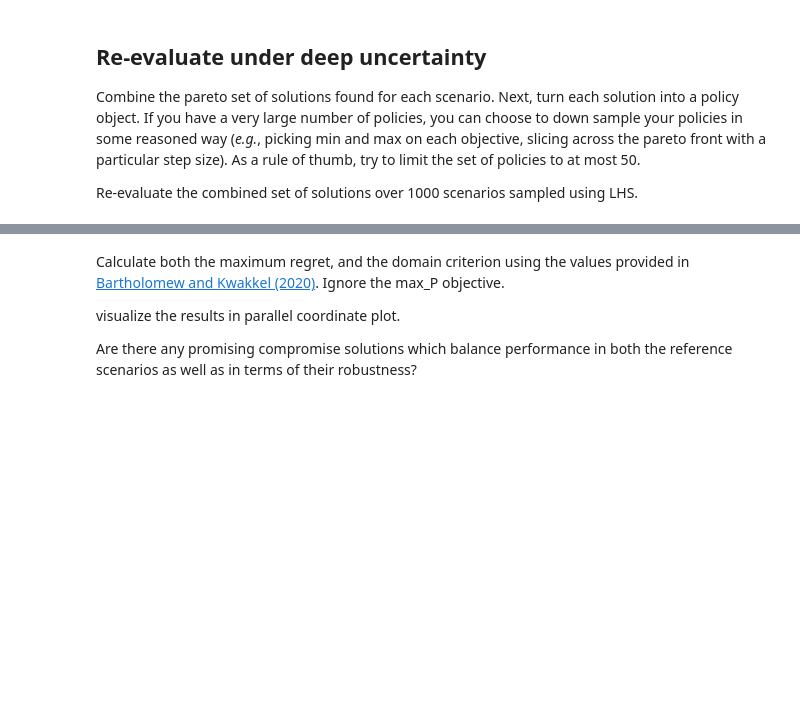
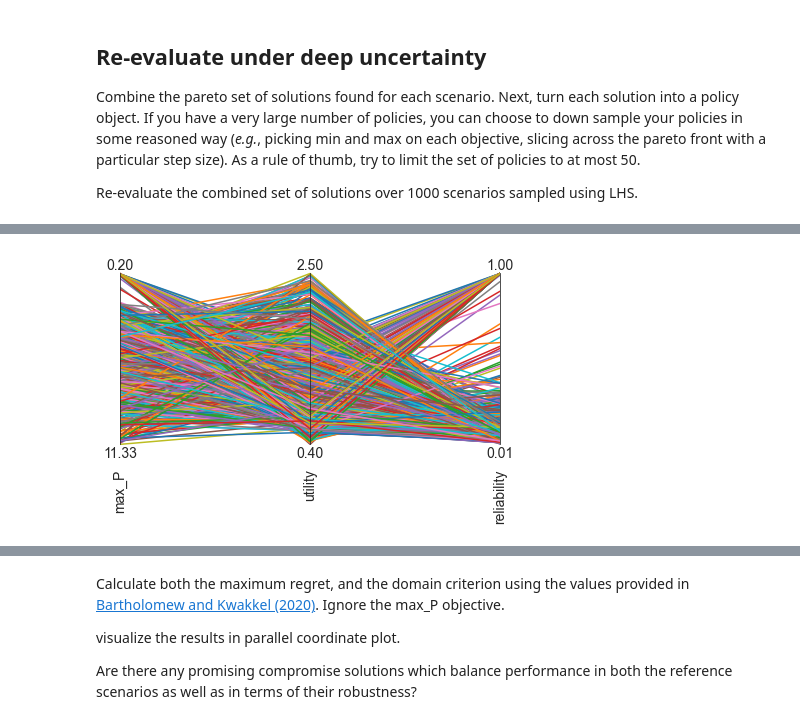
Before and after one commit to SoniAnmol/epa_1361_group_20_final_project, a Jupyter notebook: Week 5-6 - robustness and direct search/assignment 9 - multi-scenario MORDM_anmol.ipynb, the cells around one changed output, grey strips where cells are left out. Drawn from its saved outputs; the diff is of its cells as text; code cells hidden in the pictures; blank space fills up the shorter version.

```diff
--- a/Week 5-6 - robustness and direct search/assignment 9 - multi-scenario MORDM_anmol.ipynb
+++ b/Week 5-6 - robustness and direct search/assignment 9 - multi-scenario MORDM_anmol.ipynb
@@ -293,3 +287,7 @@ for i,policy in new_df.iterrows():
 # %%
+# Importing LHS
+from ema_workbench.em_framework.evaluators import LHS
+ema_logging.log_to_stderr(ema_logging.INFO)
+# sampling with LHS
 with MultiprocessingEvaluator(lake_model) as evaluator:
-    results = evaluator.perform_experiments(scenarios=1000,policies=policies)
+    results = evaluator.perform_experiments(scenarios=1000,policies=policies, uncertainty_sampling=LHS)
@@ -295,0 +309,17 @@ with MultiprocessingEvaluator(lake_model) as evaluator:
+# %%
+exp, outcomes = results
+# %%
+import pandas as pd
+outcomes = pd.DataFrame.from_dict(outcomes)
+# %%
+outcomes = outcomes.loc[:,['max_P', 'utility', 'reliability']].head(1000)
+
+limits = parcoords.get_limits(outcomes)
+axes = parcoords.ParallelAxes(limits)
+axes.plot(outcomes)
+
+# we invert this axis so direction of desirability is the same
+axes.invert_axis('max_P')
+plt.show()
+# %% [output]
+[figure, added]
```
Also changed, not shown: parts of 12 cells of this notebook.
